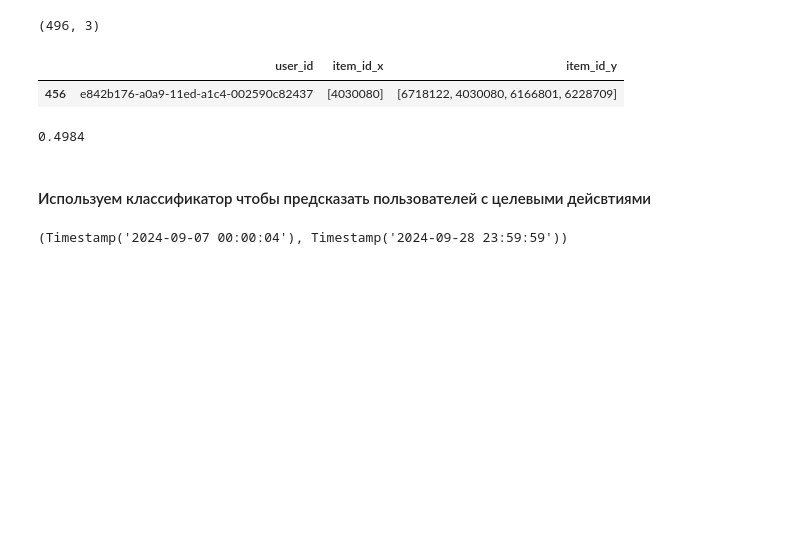
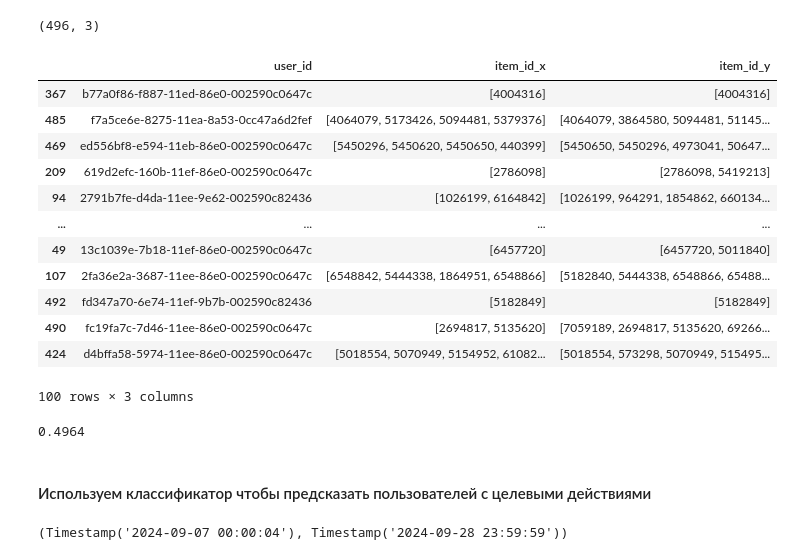
Before and after one commit to varsey/recommend-by-behaviour, a Jupyter notebook: solution/recommends.ipynb, the cells around one changed output. Cells and saved outputs as stored; diff of their text form; code cells hidden in the pictures; blank space fills up the shorter version.

```diff
--- a/solution/recommends.ipynb
+++ b/solution/recommends.ipynb
@@ -206,7 +206,7 @@ inters[((inters.weight == 1) | (inters.weight == 4)) & (inters.user_id == '00389
 # %%
 max_date = inters['datetime'].max()
 train_raw = inters[inters['datetime'] >= max_date - pd.Timedelta(days=22)].copy()
-train_raw = train_raw[train_raw['datetime'] <= max_date - pd.Timedelta(days=3)]
+train_raw = train_raw[train_raw['datetime'] <= max_date - pd.Timedelta(days=0)]
 test_raw = inters[inters['datetime'] > max_date - pd.Timedelta(days=3)].copy()
 # %%
 train = train_raw.drop(columns=['datetime', 'item_id', 'pageId'])
@@ -404,8 +377,14 @@ gbm_model.varimp(use_pandas=True)
 #### Тестовые данные - три дня и ключевое событие - 9 (заказ)
 # %%
 last_3_days = inters['datetime'].max() - pd.Timedelta(3, unit='D')
+last_13_days = inters['datetime'].max() - pd.Timedelta(0, unit='D')
 test_purchasers = inters.sort_values(by=['datetime', 'weight'], ascending=True)
-test_purchasers = test_purchasers[(test_purchasers['weight'] == 9) & (test_purchasers['datetime'] > last_3_days)]
+test_purchasers = test_purchasers[
+    (test_purchasers['weight'] == 9)
+    & (test_purchasers['datetime'] > last_3_days)
+    & (test_purchasers['datetime'] < last_13_days)
+]
+print(test_purchasers['datetime'].max(), test_purchasers['datetime'].min(),)
 test_purchasers = test_purchasers.groupby(['user_id'])['item_id'].apply(processing)
 test_purchasers = test_purchasers.reset_index()
 test_purchasers.shape
@@ -446,0 +410,24 @@ pred_purchasers.shape
+# %%
+def processing2(purchasers):
+    purchasers = purchasers.map(lambda x: [f'{y}' for y in x] if isinstance(x, list) else [f'{x}'])
+    purchasers = list([item for sublist in purchasers for item in sublist if item != '-1'])
+    return list(set(purchasers))[:25]
+# %%
+last_3_days = inters['datetime'].max() - pd.Timedelta(0, unit='D')
+last_8_days = inters['datetime'].max() - pd.Timedelta(5*24, unit='hours')
+pred_purchasers = inters.sort_values(by=['datetime', 'weight'], ascending=True)
+pred_purchasers = pred_purchasers[
+    (pred_purchasers['weight'].isin([8, 1]))
+    & (pred_purchasers['datetime'] > last_8_days)
+    & (pred_purchasers['datetime'] < last_3_days)
+    & (
+            (pred_purchasers.action_7_count > 50)
+            | (pred_purchasers.action_8_count > 20)
+            | (pred_purchasers.action_9_count > 0)
+            # & (pred_purchasers.action_6_count > 0)
+            # & (pred_purchasers.action_3_count > 0)
+    )
+]
+pred_purchasers = pred_purchasers.groupby(['user_id'])['item_id'].apply(processing2)
+pred_purchasers = pred_purchasers.reset_index()
+pred_purchasers.shape
@@ -457,19 +446,30 @@ check_merge.shape
 # %% [output]
 (496, 3)
 # %%
-check_merge.sample(1)
+check_merge.sample(100)
 # %% [output]
 |  | user_id | item_id_x | item_id_y |
-| 456 | e842b176-a0a9-11ed-a1c4-002590c82437 | [4030080] | [6718122, 4030080, 6166801, 6228709] |
+| 367 | b77a0f86-f887-11ed-86e0-002590c0647c | [4004316] | [4004316] |
+| 485 | f7a5ce6e-8275-11ea-8a53-0cc47a6d2fef | [4064079, 5173426, 5094481, 5379376] | [4064079, 3864580, 5094481, 51145... |
+| 469 | ed556bf8-e594-11eb-86e0-002590c0647c | [5450296, 5450620, 5450650, 440399] | [5450650, 5450296, 4973041, 50647... |
+| 209 | 619d2efc-160b-11ef-86e0-002590c0647c | [2786098] | [2786098, 5419213] |
+| 94 | 2791b7fe-d4da-11ee-9e62-002590c82436 | [1026199, 6164842] | [1026199, 964291, 1854862, 660134... |
+| ... | ... | ... | ... |
+| 49 | 13c1039e-7b18-11ef-86e0-002590c0647c | [6457720] | [6457720, 5011840] |
+| 107 | 2fa36e2a-3687-11ee-86e0-002590c0647c | [6548842, 5444338, 1864951, 6548866] | [5182840, 5444338, 6548866, 65488... |
+| 492 | fd347a70-6e74-11ef-9b7b-002590c82436 | [5182849] | [5182849] |
+| 490 | fc19fa7c-7d46-11ee-86e0-002590c0647c | [2694817, 5135620] | [7059189, 2694817, 5135620, 69266... |
+| 424 | d4bffa58-5974-11ee-86e0-002590c0647c | [5018554, 5070949, 5154952, 61082... | [5018554, 573298, 5070949, 515495... |
+100 rows × 3 columns
 # %%
 #### Проверяем полноту фильтрации
 # %%
 check_merge['recall'] = check_merge.apply(calculate_recall, axis=1)
 check_merge['recall'].mean().round(4)
 # %% [output]
-0.4984
+0.4964
 # %% [markdown]
-#### Используем классификатор чтобы предсказать пользователей с целевыми дейсвтиями
+#### Используем классификатор чтобы предсказать пользователей с целевыми действиями
 # %%
 inters['datetime'].min(), inters['datetime'].max()
 # %% [output]
```
Also changed, not shown: parts of 32 cells of this notebook, 1 other file.
